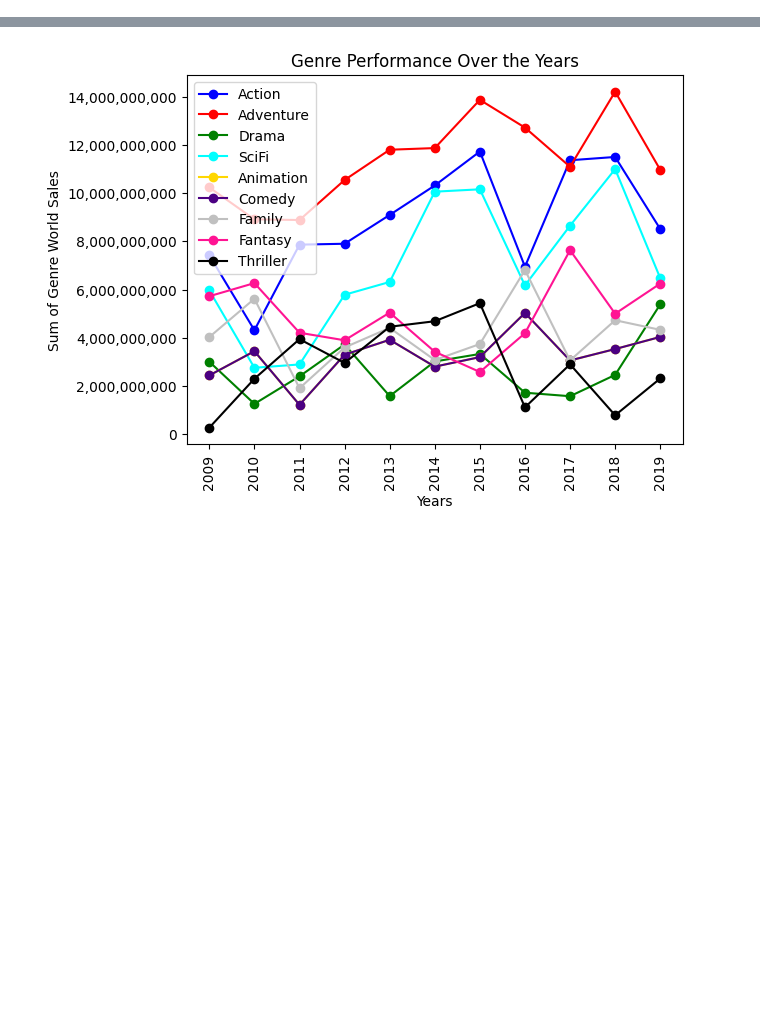
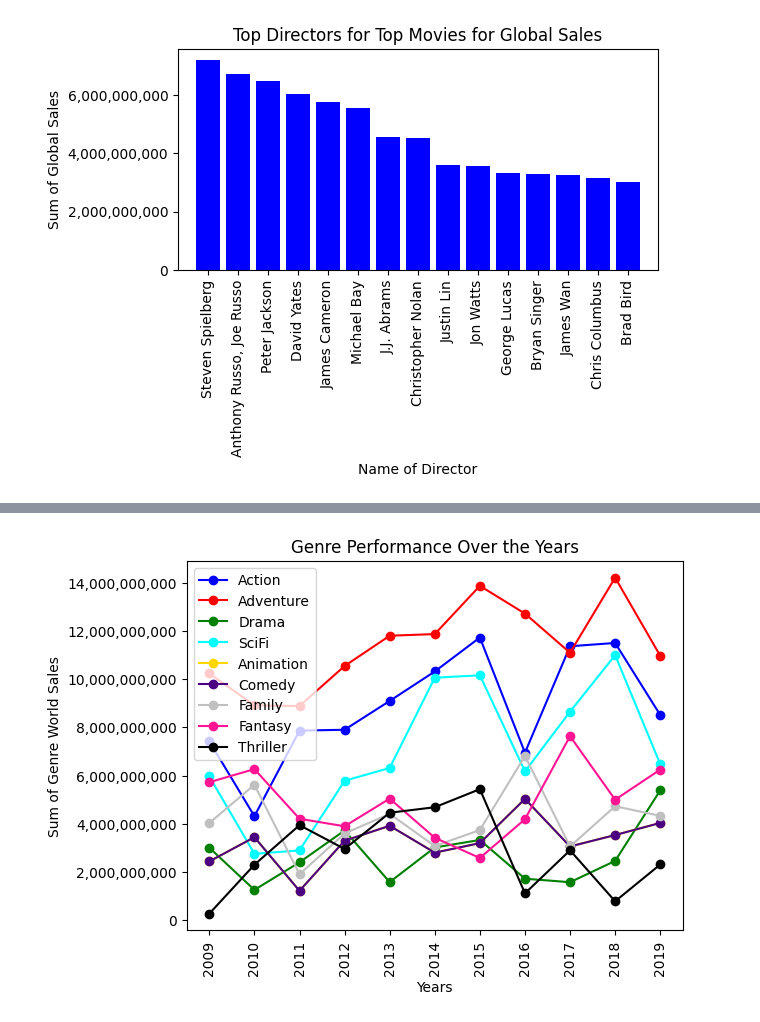
Before and after one commit to edwardAugust/project1-group2, a Jupyter notebook: main_updated.ipynb, the cells around one changed output, grey strips where cells are left out. Cells and saved outputs as stored; diff of their text form; code cells hidden in the pictures; blank space fills up the shorter version.

```diff
--- a/main_updated.ipynb
+++ b/main_updated.ipynb
@@ -163,6 +67,4 @@ full_moviels_df.to_csv("Output/Movie_Data.csv")
 # %%
 # pull data
-file = "Output/Movie_Data.csv"
-full_moviels_df = pd.read_csv(file)
-#pull sales, year, and genre columns
-genre_df = full_moviels_df[['World Sales', 'Year Released', 'Genre']]
+#file = "Output/Movie_Data.csv"
+#full_moviels_df = pd.read_csv(file)
@@ -168,0 +81,15 @@ genre_df = full_moviels_df[['World Sales', 'Year Released', 'Genre']]
+# %%
+dir_ls = full_moviels_df["Director(s)"].unique()
+#dir_ls
+dir_df = full_moviels_df.groupby("Director(s)").agg(world_sales_sum=('World Sales','sum'),world_sales_mean=('World Sales','mean'),total_number_films=('Title','count'))    #{'World Sales':["sum","mean"], 'Title':"count"}
+#dir_df = dir_df.reset_index()
+dir_df = dir_df.rename(columns={'world_sales_sum':"World Sales Sum", 'world_sales_mean':"World Sales Mean", 'total_number_films':"Total Number of Films in Top 1000"})
+dir_sum_df = dir_df.sort_values(by=['World Sales Sum'], ascending=False)
+dir_mean_df = dir_df.sort_values(by=['World Sales Mean'], ascending=False)
+dir_num_df = dir_df.sort_values(by=['Total Number of Films in Top 1000'], ascending=False)
+#dir_df["Director Average World Gross per Film"] = (dir_df['World Sales']/dir_df['Title'])
+#dir_df.head(10)
+#dir_sum_df.dtypes
+pd.options.display.float_format = '{:.2f}'.format
+# %%
+dir_sum_df = dir_sum_df.head(15)
@@ -168,0 +167,23 @@ genre_df = full_moviels_df[['World Sales', 'Year Released', 'Genre']]
+# %%
+#dir_sum_df
+dir_sum_ls = dir_sum_df.index.tolist()
+dir_ws_ls = dir_sum_df["World Sales Sum"]
+x_axis = np.arange(len(dir_ws_ls))
+
+dir_sum_bar = plt.bar(x_axis, dir_ws_ls, color='b',alpha=1,align="center")
+plt.ticklabel_format(style='plain') # remove scientic notation
+plt.gca().yaxis.set_major_formatter(plt.matplotlib.ticker.StrMethodFormatter('{x:,.0f}')) # add commas to yticks
+ticks_loc = [value for value in x_axis]
+plt.xticks(ticks_loc, dir_sum_ls)
+plt.xticks(rotation=90)
+plt.xlim(-1,len(x_axis))
+
+plt.xlabel("Name of Director")
+plt.ylabel("Sum of Global Sales")
+plt.title("Top Directors for Top Movies for Global Sales")
+
+plt.tight_layout()
+plt.savefig("Output/dir_sumBars.png", bbox_inches="tight")
+plt.show()
+# %% [output]
+[figure, added]
```
Also changed, not shown: parts of 59 cells of this notebook, 16 other files.
